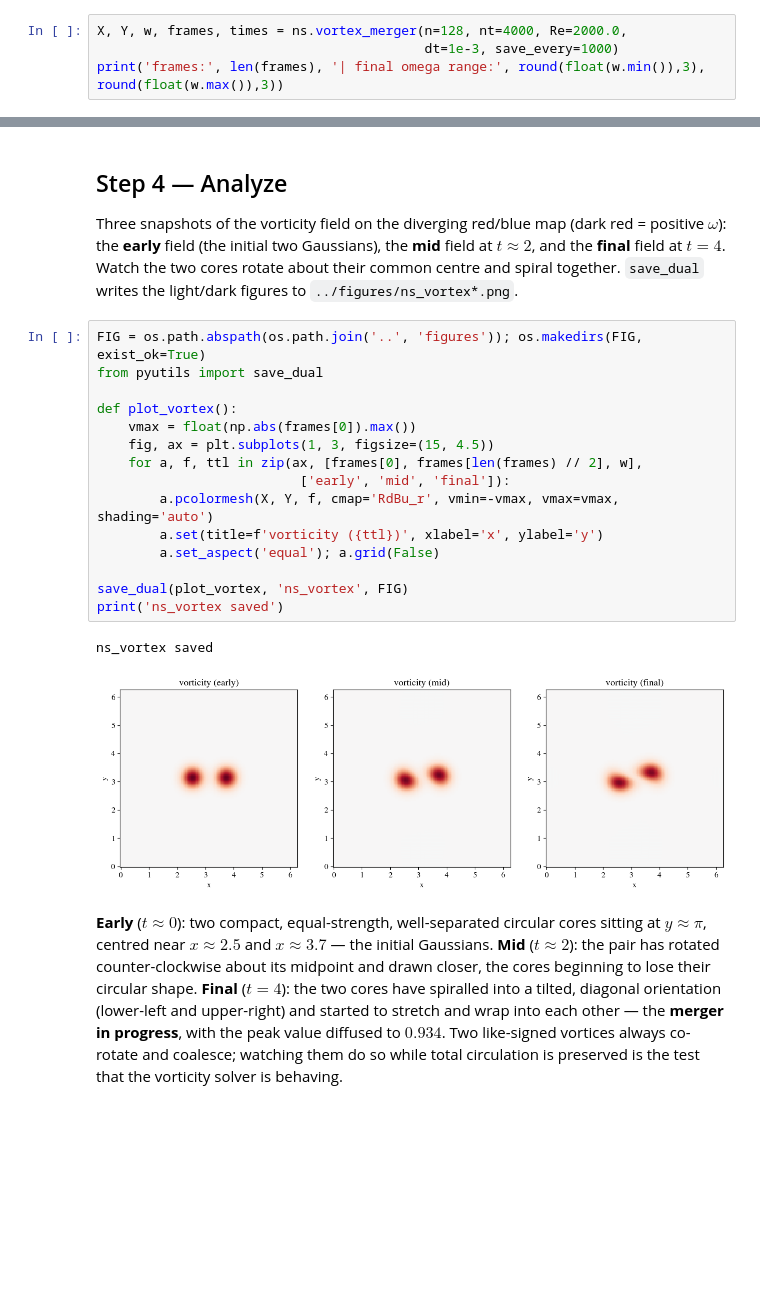
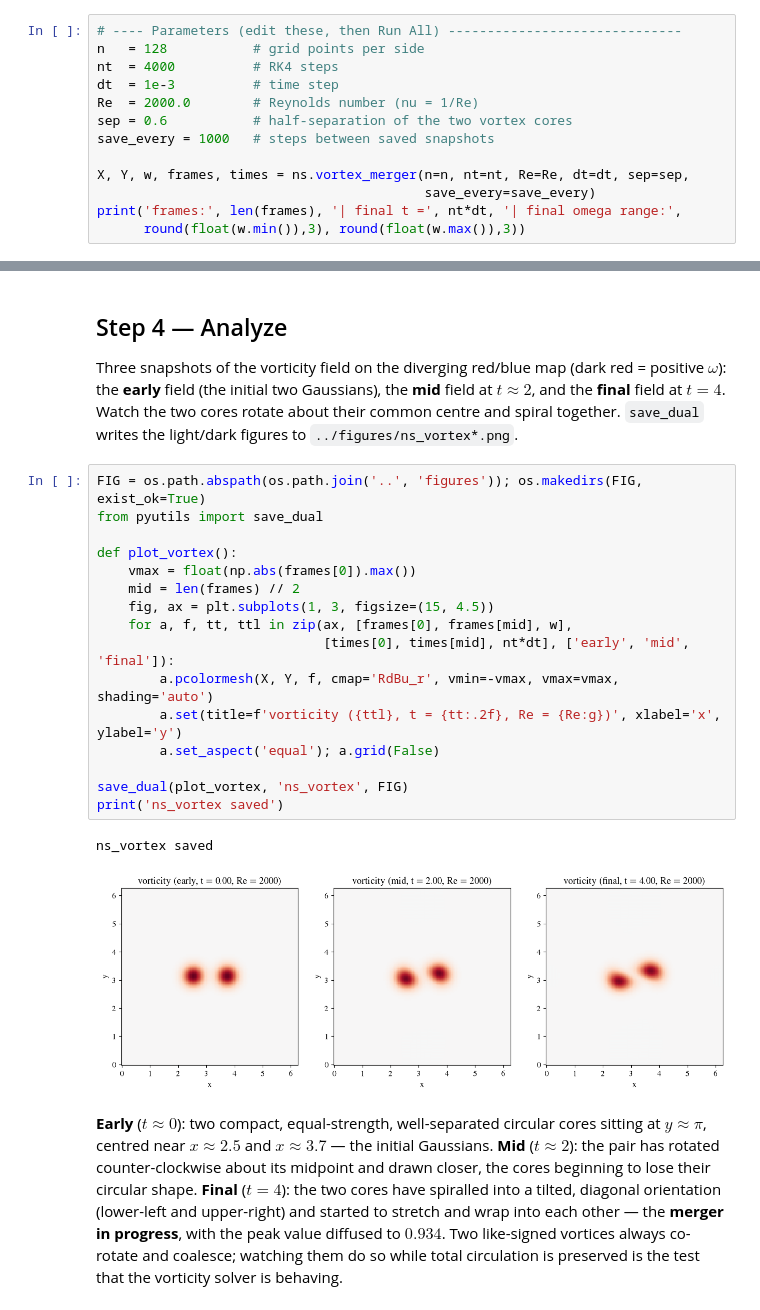
Before and after one commit to adil-rasheed/TTK29-2026, a Jupyter notebook: python/01-physics-based-modeling/notebooks/navier_stokes_vortex.ipynb, the cells around one changed output, grey strips where cells are left out. Cells and saved outputs as stored; diff of their text form; blank space fills up the shorter version.

```diff
--- a/python/01-physics-based-modeling/notebooks/navier_stokes_vortex.ipynb
+++ b/python/01-physics-based-modeling/notebooks/navier_stokes_vortex.ipynb
@@ -37,5 +37,14 @@ $$\omega_0(x,y)=\sum_{\pm}\exp\!\Big[-\frac{(x-(\pi\pm\text{sep}))^2+(y-\pi)^2}{
 # %%
-X, Y, w, frames, times = ns.vortex_merger(n=128, nt=4000, Re=2000.0,
-                                          dt=1e-3, save_every=1000)
-print('frames:', len(frames), '| final omega range:', round(float(w.min()),3), round(float(w.max()),3))
+# ---- Parameters (edit these, then Run All) ------------------------------
+n   = 128           # grid points per side
+nt  = 4000          # RK4 steps
+dt  = 1e-3          # time step
+Re  = 2000.0        # Reynolds number (nu = 1/Re)
+sep = 0.6           # half-separation of the two vortex cores
+save_every = 1000   # steps between saved snapshots
+
+X, Y, w, frames, times = ns.vortex_merger(n=n, nt=nt, Re=Re, dt=dt, sep=sep,
+                                          save_every=save_every)
+print('frames:', len(frames), '| final t =', nt*dt, '| final omega range:',
+      round(float(w.min()),3), round(float(w.max()),3))
 # %% [output]
@@ -49,20 +58,21 @@ Three snapshots of the vorticity field on the diverging red/blue map (dark red =
 # %%
 FIG = os.path.abspath(os.path.join('..', 'figures')); os.makedirs(FIG, exist_ok=True)
 from pyutils import save_dual
 
 def plot_vortex():
     vmax = float(np.abs(frames[0]).max())
+    mid = len(frames) // 2
     fig, ax = plt.subplots(1, 3, figsize=(15, 4.5))
-    for a, f, ttl in zip(ax, [frames[0], frames[len(frames) // 2], w],
-                          ['early', 'mid', 'final']):
+    for a, f, tt, ttl in zip(ax, [frames[0], frames[mid], w],
+                             [times[0], times[mid], nt*dt], ['early', 'mid', 'final']):
         a.pcolormesh(X, Y, f, cmap='RdBu_r', vmin=-vmax, vmax=vmax, shading='auto')
-        a.set(title=f'vorticity ({ttl})', xlabel='x', ylabel='y')
+        a.set(title=f'vorticity ({ttl}, t = {tt:.2f}, Re = {Re:g})', xlabel='x', ylabel='y')
         a.set_aspect('equal'); a.grid(False)
 
 save_dual(plot_vortex, 'ns_vortex', FIG)
 print('ns_vortex saved')
 # %% [output]
 ns_vortex saved
-[figure, old version]
+[figure, new version]
 # %% [markdown]
 **Early** ($t\approx0$): two compact, equal-strength, well-separated circular cores sitting at $y\approx\pi$, centred near $x\approx2.5$ and $x\approx3.7$ — the initial Gaussians. **Mid** ($t\approx2$): the pair has rotated counter-clockwise about its midpoint and drawn closer, the cores beginning to lose their circular shape. **Final** ($t=4$): the two cores have spiralled into a tilted, diagonal orientation (lower-left and upper-right) and started to stretch and wrap into each other — the **merger in progress**, with the peak value diffused to $0.934$. Two like-signed vortices always co-rotate and coalesce; watching them do so while total circulation is preserved is the test that the vorticity solver is behaving.
```
Also changed, not shown: parts of 8 cells of this notebook, 7 other files.
